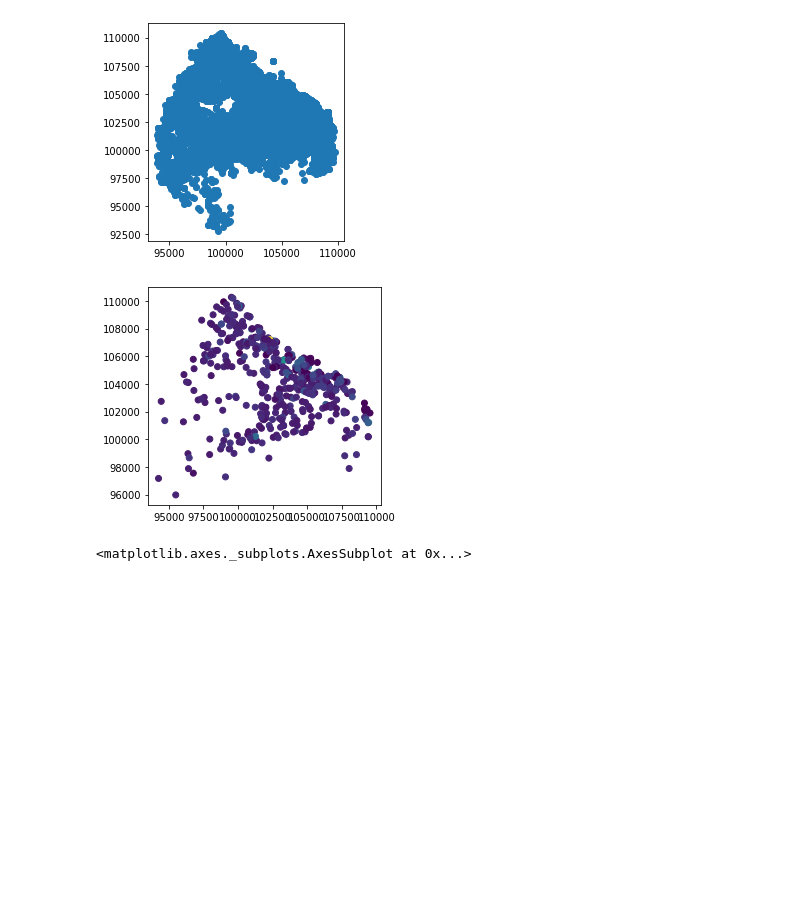
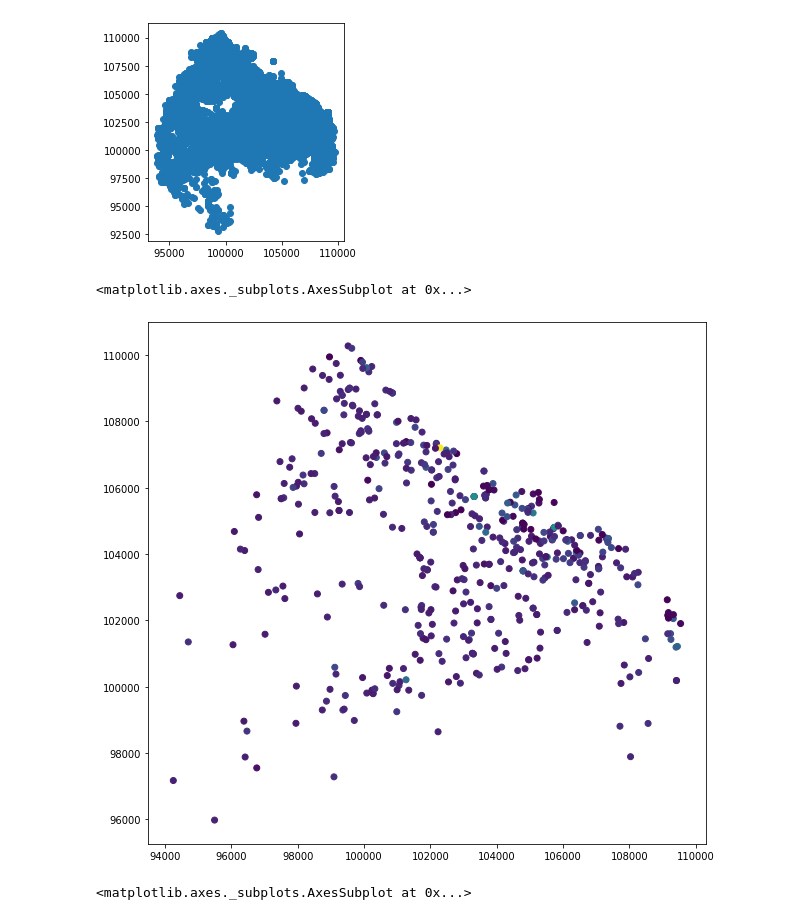
Before and after one commit to rpasquini/metodos_cuantitativos_2021, a Jupyter notebook: Correlacion_espacial_y_Regresión_espacial_intro.ipynb, the cells around one changed output. Saved outputs shown, nothing was run; the diff lists cells and outputs as text; code cells hidden in the pictures; blank space fills up the shorter version.

```diff
--- a/Correlacion_espacial_y_Regresión_espacial_intro.ipynb
+++ b/Correlacion_espacial_y_Regresión_espacial_intro.ipynb
@@ -127,14 +127,17 @@ departamentosCABA.plot()
 <matplotlib.axes._subplots.AxesSubplot at 0x...>
 [figure]
 # %%
-departamentosCABA.iloc[0:500].plot(column='price')
 #primeros 500 datos
 departamentosCABA2=departamentosCABA.iloc[0:500]
 #elimino outliers para este ejemplo
 departamentosCABA2=departamentosCABA2.loc[departamentosCABA2.price<80000]
 departamentosCABA2=departamentosCABA2[['price','bedrooms','geometry']].dropna()
+
+fig, ax = plt.subplots(figsize=(10, 10))
+departamentosCABA.iloc[0:500].plot(column='price', ax=ax)
 # %% [output]
+<matplotlib.axes._subplots.AxesSubplot at 0x...>
-[figure, old version]
+[figure, new version]
 # %%
 departamentosCABA2.price.hist()
 # %% [output]
```
Also changed, not shown: parts of 1 cell of this notebook.
